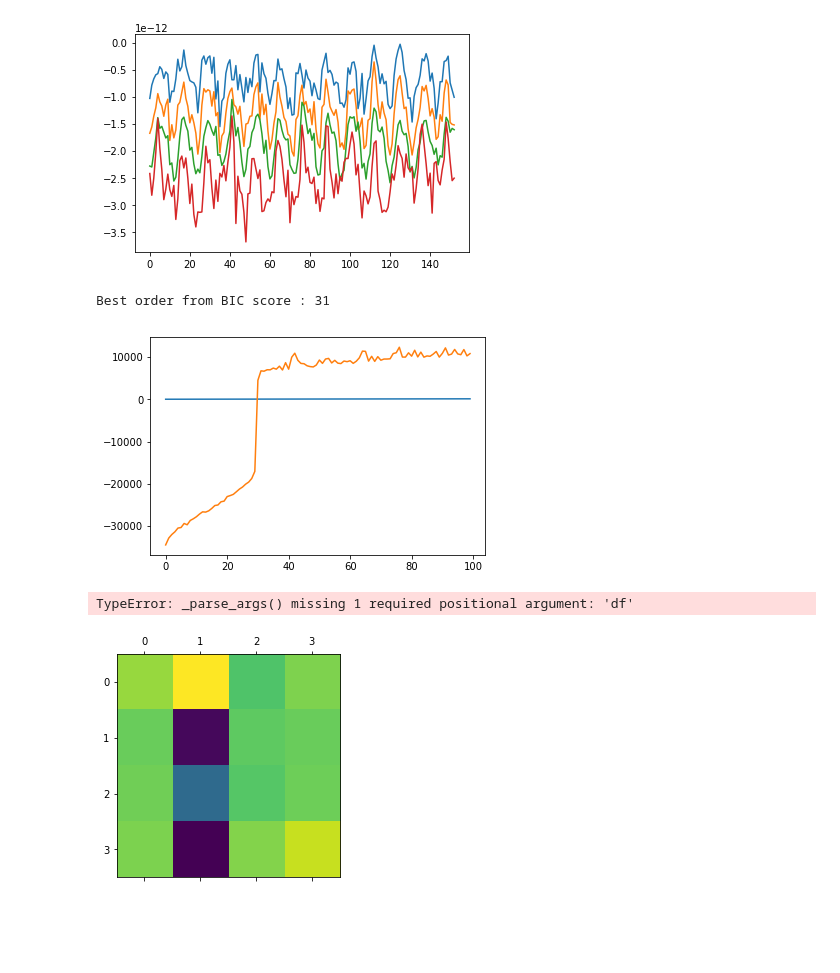
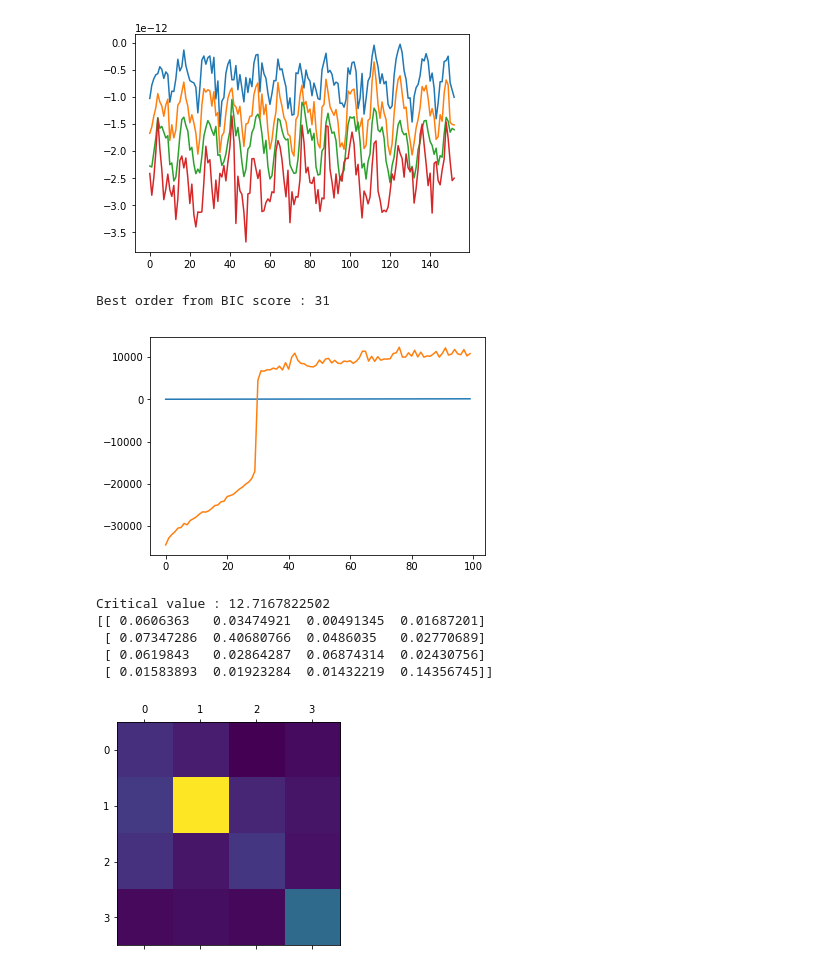
Before and after one commit to Kanbc/ar-model-python, a Jupyter notebook: VAR model function.ipynb, the cells around one changed output. Saved outputs shown, nothing was run; the diff lists cells and outputs as text; code cells hidden in the pictures; blank space fills up the shorter version.

Commit message:
wald test done

```diff
--- a/VAR model function.ipynb
+++ b/VAR model function.ipynb
@@ -327,7 +379,15 @@ deltaY = EstOutput[3]
 SIGMAhat = EstOutput[4]
 
 Avec = ARLSvec(Ahat)
-Avar = ARLSvar(data_tran,6,SIGMAhat)
+Avar = ARLSvar(data_tran,p,SIGMAhat)
+alpha = 0.9
+[S,W] = funcWaldTest(n,p,Avec,Avar,alpha)
+print(W)
 # %% [output]
 Best order from BIC score : 31
 [figure]
+Critical value : 12.7167822502
+[[ 0.0606363   0.03474921  0.00491345  0.01687201]
+ [ 0.07347286  0.40680766  0.0486035   0.02770689]
+ [ 0.0619843   0.02864287  0.06874314  0.02430756]
+ [ 0.01583893  0.01923284  0.01432219  0.14356745]]
@@ -384,20 +394,9 @@ def funcWaldTest(n,p,Avec,Avar,alpha):
-# %%
-alpha = 0.1
-funcWaldTest(n,p,Avec,Avar,alpha)
-# %% [output]
-TypeError: _parse_args() missing 1 required positional argument: 'df'
 # %%
 # --------Display matrix----------
 from matplotlib import pyplot
 
 # Display matrix
-# print(Ahat)
-
-# pyplot.matshow(samplemat((15, 35)))
-pyplot.matshow(Ahat[6])
+pyplot.matshow(W)
 pyplot.show()
-
-
-# Ahat
 # %% [output]
-[figure, old version]
+[figure, new version]
```
Also changed, not shown: parts of 3 cells of this notebook.
